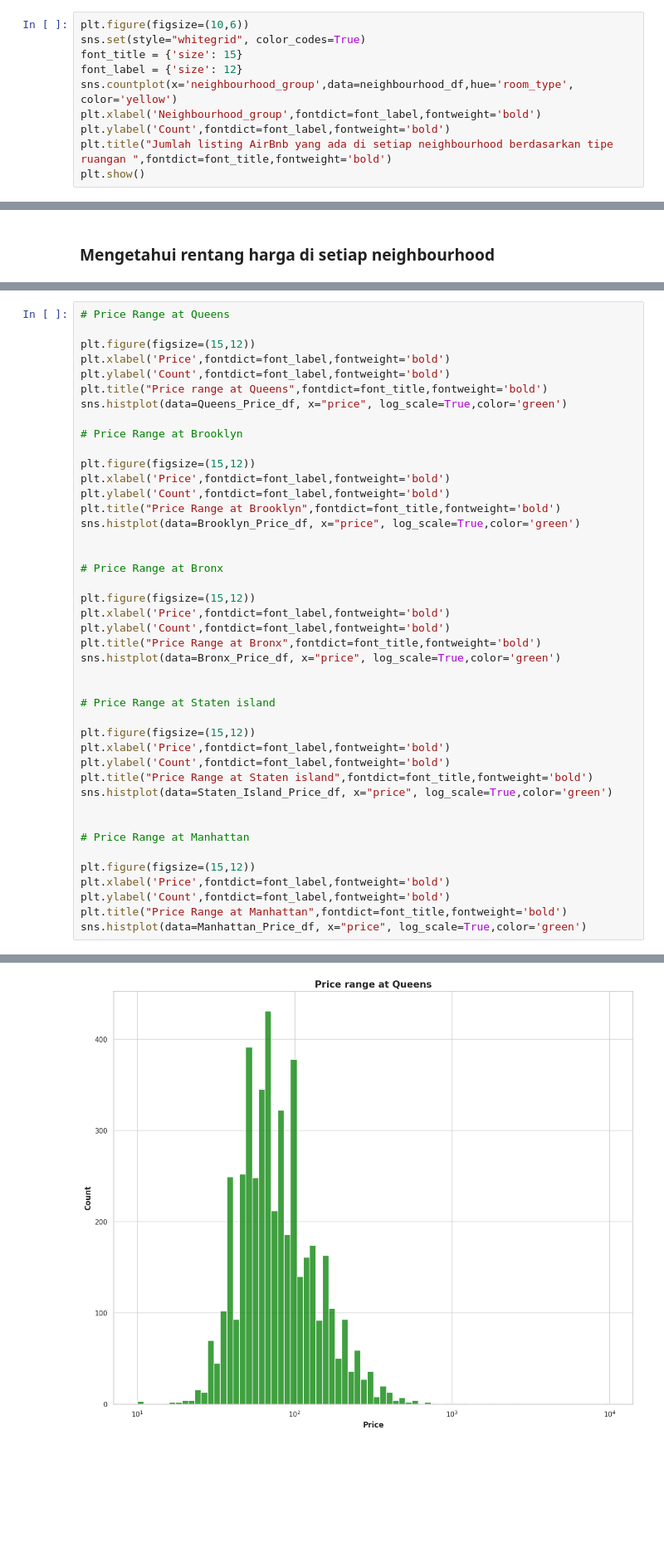
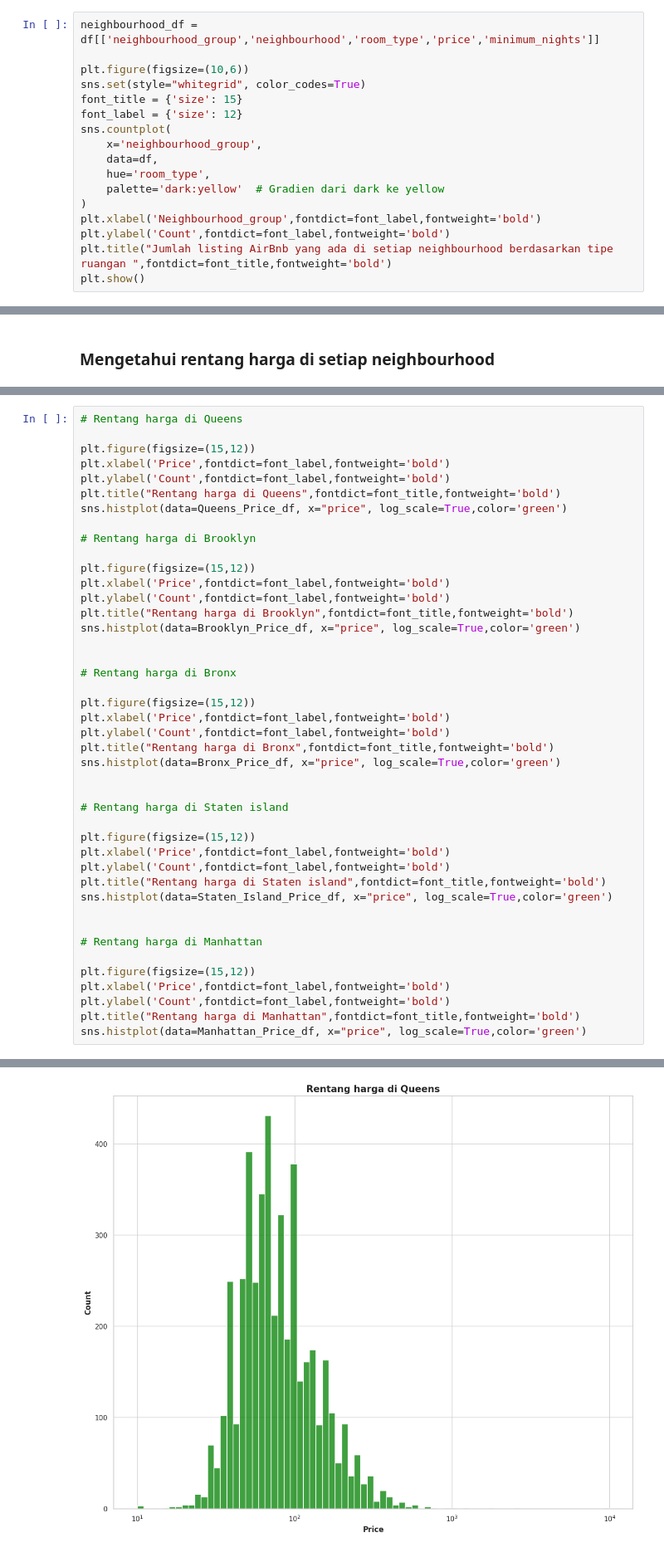
Before and after one commit to JunetzMasihBelajar/2025_AI_TI1B, a Jupyter notebook: UTS_ArjunaNathaPratisena_4.33.24.1.02.ipynb, the cells around one changed output, grey strips where cells are left out. Shown at 83% size. Drawn from its saved outputs; the diff is of its cells as text; blank space fills up the shorter version.

```diff
--- a/UTS_ArjunaNathaPratisena_4.33.24.1.02.ipynb
+++ b/UTS_ArjunaNathaPratisena_4.33.24.1.02.ipynb
@@ -243,11 +243,18 @@ plt.show()
 # %% [markdown]
 ### Menghitung jumlah listing AirBnb yang ada di setiap neighbourhood berdasarkan tipe ruangan
 # %%
+neighbourhood_df = df[['neighbourhood_group','neighbourhood','room_type','price','minimum_nights']]
+
 plt.figure(figsize=(10,6))
 sns.set(style="whitegrid", color_codes=True)
 font_title = {'size': 15}
 font_label = {'size': 12}
-sns.countplot(x='neighbourhood_group',data=neighbourhood_df,hue='room_type', color='yellow')
+sns.countplot(
+    x='neighbourhood_group',
+    data=df,
+    hue='room_type',
+    palette='dark:yellow'  # Gradien dari dark ke yellow
+)
 plt.xlabel('Neighbourhood_group',fontdict=font_label,fontweight='bold')
 plt.ylabel('Count',fontdict=font_label,fontweight='bold')
 plt.title("Jumlah listing AirBnb yang ada di setiap neighbourhood berdasarkan tipe ruangan ",fontdict=font_title,fontweight='bold')
@@ -316,46 +320,46 @@ Brooklyn_Price_df=neighbourhood_df.loc[neighbourhood_df['neighbourhood_group']==
 Bronx_Price_df=neighbourhood_df.loc[neighbourhood_df['neighbourhood_group']=='Bronx',['neighbourhood_group','price']]
 Staten_Island_Price_df=neighbourhood_df.loc[neighbourhood_df['neighbourhood_group']=='Staten Island',['neighbourhood_group','price']]
 # %%
-# Price Range at Queens
+# Rentang harga di Queens
 
 plt.figure(figsize=(15,12))
 plt.xlabel('Price',fontdict=font_label,fontweight='bold')
 plt.ylabel('Count',fontdict=font_label,fontweight='bold')
-plt.title("Price range at Queens",fontdict=font_title,fontweight='bold')
+plt.title("Rentang harga di Queens",fontdict=font_title,fontweight='bold')
 sns.histplot(data=Queens_Price_df, x="price", log_scale=True,color='green')
 
-# Price Range at Brooklyn
+# Rentang harga di Brooklyn
 
 plt.figure(figsize=(15,12))
 plt.xlabel('Price',fontdict=font_label,fontweight='bold')
 plt.ylabel('Count',fontdict=font_label,fontweight='bold')
-plt.title("Price Range at Brooklyn",fontdict=font_title,fontweight='bold')
+plt.title("Rentang harga di Brooklyn",fontdict=font_title,fontweight='bold')
 sns.histplot(data=Brooklyn_Price_df, x="price", log_scale=True,color='green')
 
 
-# Price Range at Bronx
+# Rentang harga di Bronx
 
 plt.figure(figsize=(15,12))
 plt.xlabel('Price',fontdict=font_label,fontweight='bold')
 plt.ylabel('Count',fontdict=font_label,fontweight='bold')
-plt.title("Price Range at Bronx",fontdict=font_title,fontweight='bold')
+plt.title("Rentang harga di Bronx",fontdict=font_title,fontweight='bold')
 sns.histplot(data=Bronx_Price_df, x="price", log_scale=True,color='green')
 
 
-# Price Range at Staten island
+# Rentang harga di Staten island
 
 plt.figure(figsize=(15,12))
 plt.xlabel('Price',fontdict=font_label,fontweight='bold')
 plt.ylabel('Count',fontdict=font_label,fontweight='bold')
-plt.title("Price Range at Staten island",fontdict=font_title,fontweight='bold')
+plt.title("Rentang harga di Staten island",fontdict=font_title,fontweight='bold')
 sns.histplot(data=Staten_Island_Price_df, x="price", log_scale=True,color='green')
 
 
-# Price Range at Manhattan
+# Rentang harga di Manhattan
 
 plt.figure(figsize=(15,12))
 plt.xlabel('Price',fontdict=font_label,fontweight='bold')
 plt.ylabel('Count',fontdict=font_label,fontweight='bold')
-plt.title("Price Range at Manhattan",fontdict=font_title,fontweight='bold')
+plt.title("Rentang harga di Manhattan",fontdict=font_title,fontweight='bold')
 sns.histplot(data=Manhattan_Price_df, x="price", log_scale=True,color='green')
 # %% [output]
@@ -363 +367 @@ sns.histplot(data=Manhattan_Price_df, x="price", log_scale=True,color='green')
-[figure, old version]
+[figure, new version]
```
Also changed, not shown: parts of 2 cells of this notebook.
